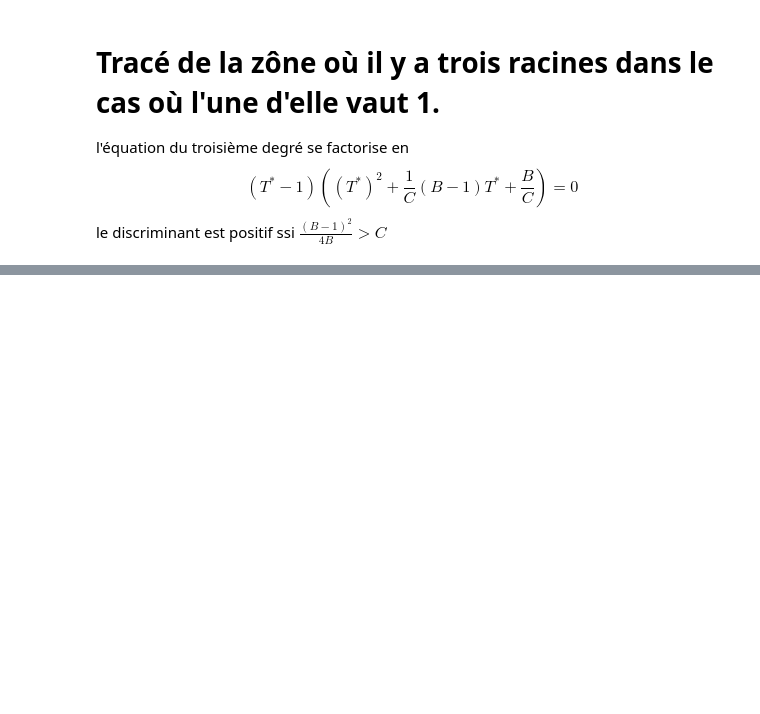
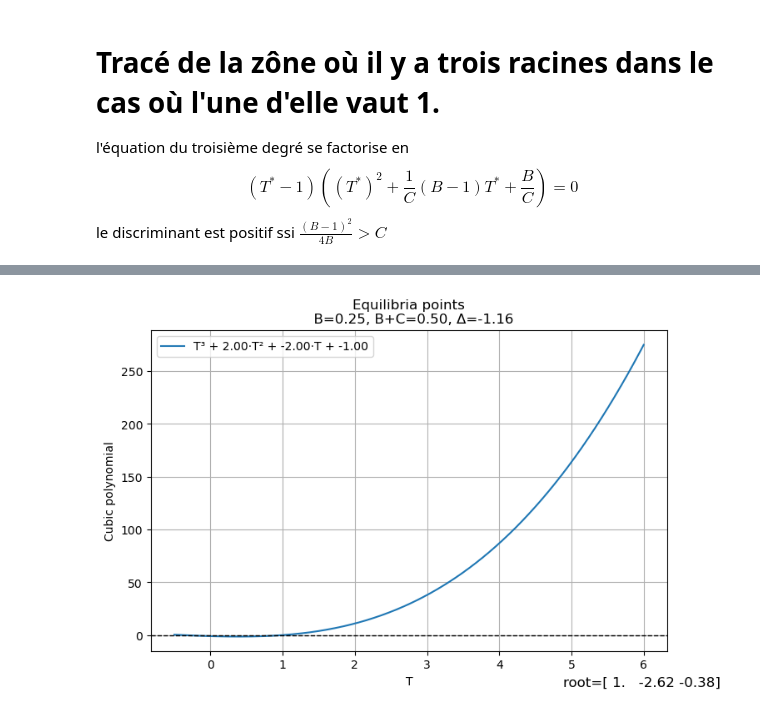
Before and after one commit to azerad/immunomath, a Jupyter notebook: model_arthritis_olivier.ipynb, the cells around one changed output, grey strips where cells are left out. Saved outputs shown, nothing was run; the diff lists cells and outputs as text; code cells hidden in the pictures; blank space fills up the shorter version.

```diff
--- a/model_arthritis_olivier.ipynb
+++ b/model_arthritis_olivier.ipynb
@@ -767,0 +773,6 @@ plt.savefig('discriminant_curve.png', format = 'png')
+# %%
+#pour A=1,B=1/4, C=1/4
+plot_cubics(A=1, B=0.25, C=0.25)
+plt.savefig('onepositive_twonegative_A=1.png', format = 'png')
+# %% [output]
+[figure, added]
```
Also changed, not shown: parts of 2 cells of this notebook, 5 other files.
